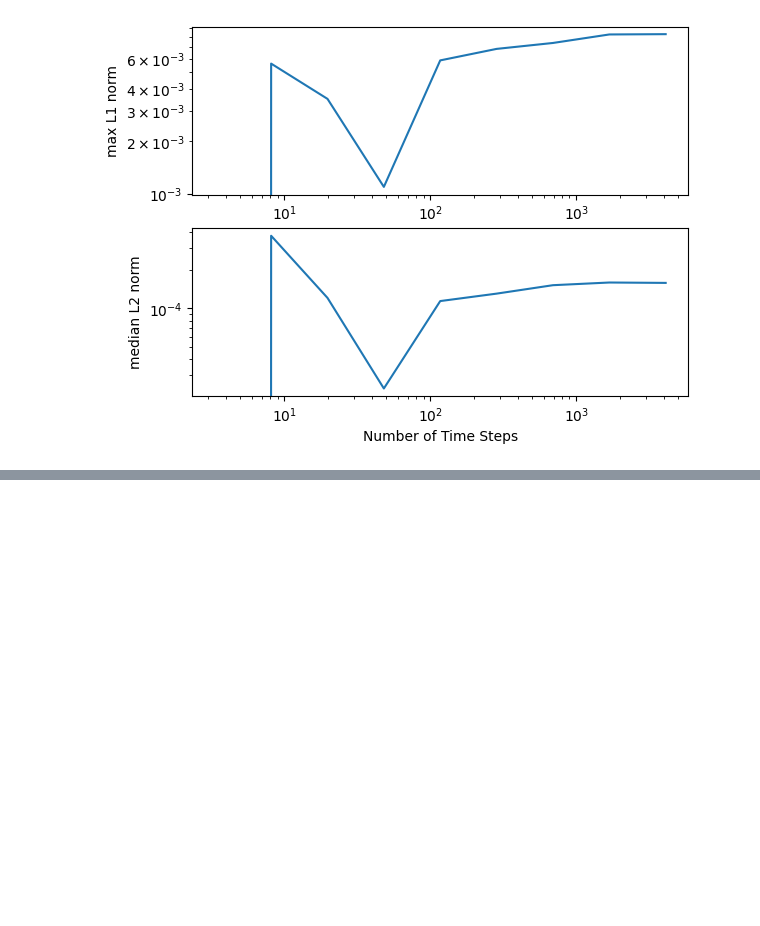
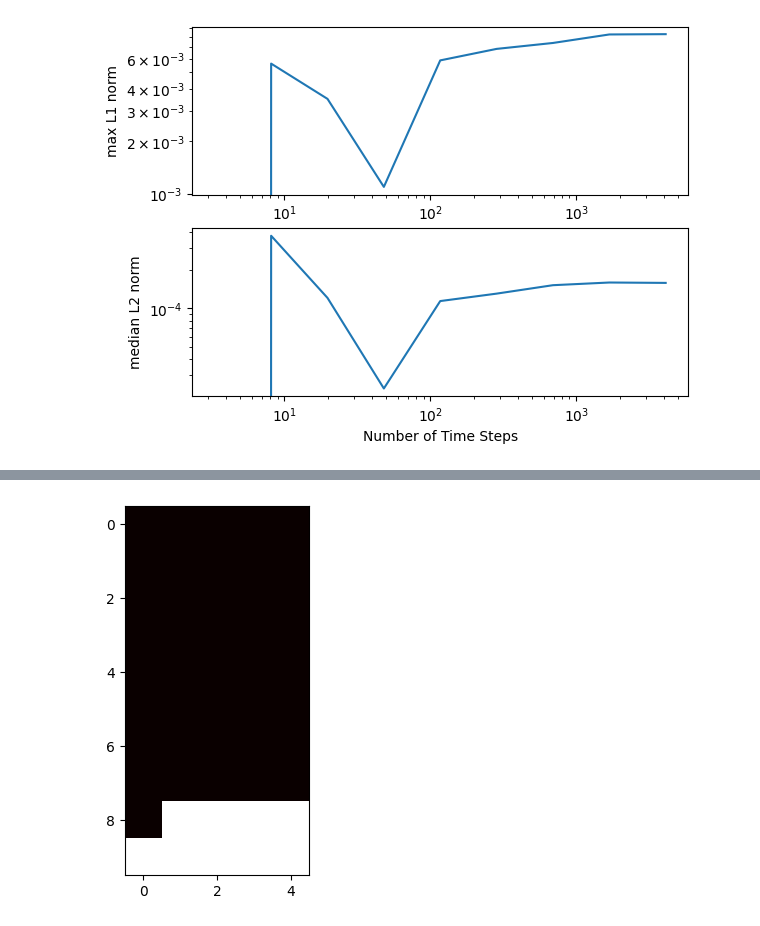
Before and after one commit to ryanjsfx2424/MyFirstRepository, a Jupyter notebook: dropped_ball_v2.ipynb, the cells around one changed output, grey strips where cells are left out. Drawn from its saved outputs; the diff is of its cells as text; code cells hidden in the pictures; blank space fills up the shorter version.

```diff
--- a/dropped_ball_v2.ipynb
+++ b/dropped_ball_v2.ipynb
@@ -11,14 +12,16 @@ class GravitySolver:
         self.dt = dt
         self.NT = NT
 
-        self.init_constants()
+        if problem_type == "SurfaceProblem" and acczI > 0:
+            raise ValueError("z acceleration must be negative!")
+
         self.init_arrays()
         self.set_initial_conditions(posxI, posyI, poszI, velxI, velyI, velzI, accxI, accyI, acczI)
 
         self.simulate()
         self.clean_data()
         self.save_results()
-        self.plot_simulation(self.posz, self.velz, self.accz)
+        #self.plot_simulation(self.posz, self.velz, self.accz)
 
     def init_arrays(self):
         #self.data = np.zeros((?, NT))
@@ -262,14 +265,16 @@ velzI = 0
 accxI = 0
 accyI = 0
 # %%
-poszIs = np.linspace(1, 1000, 3)
+poszIs = np.logspace(1, 10000, 10)
 
 #Fg = G * M * m / r^2
 #ag = Fg/m = G * M / r^2
 R_Trappist1c = 7e6 # [meters] radius
 M_Trappist1c = 8.237e24 # [kg] mass
-a_Trappist1c = NewtonG * M_Trappist1c / R_Trappist1c**2
+a_Trappist1c = -NewtonG * M_Trappist1c / R_Trappist1c**2
 print(a_Trappist1c)
 
+# TODO: Why no destruction for Earth????
+#         earth, moon,   mars, Io,    Trappist1c
 acczIs = [-9.8, -1.625, -3.71, -1.81, a_Trappist1c]
 # %% [output]
@@ -280,3 +285,14 @@ for acczI in acczIs:
     for poszI in poszIs:
         gravitySolverObject = GravitySolver(dt, problem_type, NT, posxI, posyI, poszI, velxI, velyI, velzI, accxI, accyI, acczI)
         gravitySolverObjects.append(gravitySolverObject)
+# %%
+## plot heatmap of survived = green, destroyed = red
+did_robot_survive = []
+velz_survival_threshold = -100 # m/s
+for gravitySolverObject in gravitySolverObjects:
+    if gravitySolverObject.velz[-1] >= velz_survival_threshold:
+        did_robot_survive.append(False)
+        print("False!")
+    else:
+        did_robot_survive.append(True)
+        print("True!")
@@ -282,0 +317,9 @@ for acczI in acczIs:
+# %%
+did_robot_survive = np.array(did_robot_survive)
+did_robot_survive = did_robot_survive.reshape((len(poszIs), len(acczIs)))
+# %%
+## heatmap v1
+plt.imshow(did_robot_survive, cmap='hot')
+plt.show()
+# %% [output]
+[figure, added]
```
Also changed, not shown: parts of 6 cells of this notebook.
